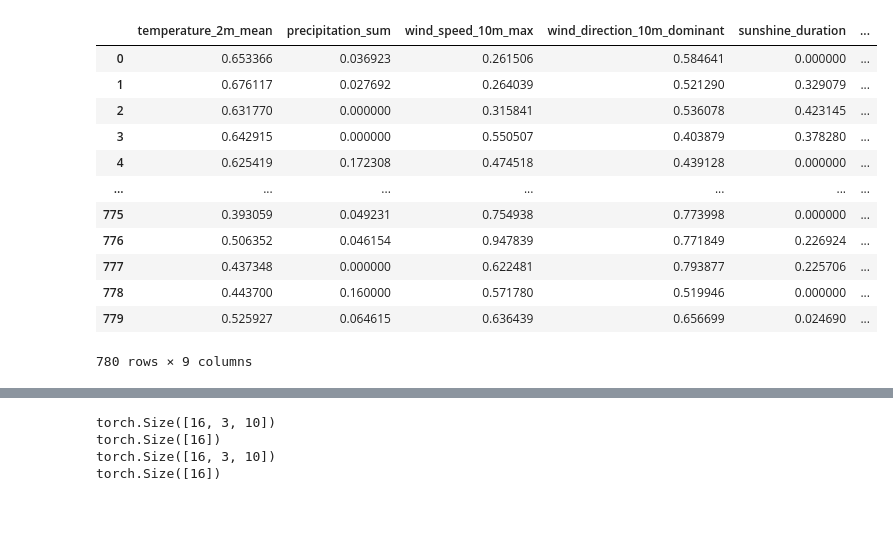
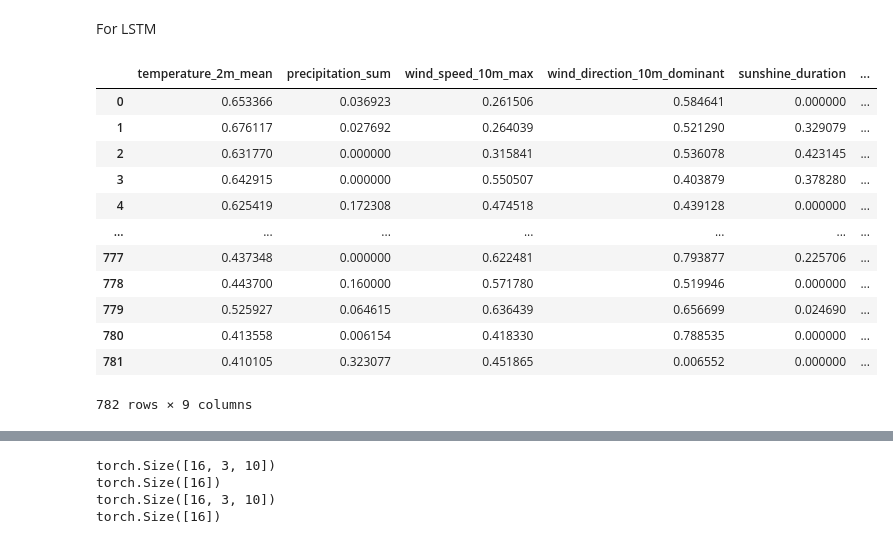
Before and after one commit to hishamad/Electricity-Price-Forecasting-ML, a Jupyter notebook: notebooks/training_pipeline.ipynb, the cells around one changed output, grey strips where cells are left out. Drawn from its saved outputs; the diff is of its cells as text; code cells hidden in the pictures; blank space fills up the shorter version.

```diff
--- a/notebooks/training_pipeline.ipynb
+++ b/notebooks/training_pipeline.ipynb
@@ -86,27 +80,29 @@ features = merged_df.drop(columns=['date', 'price']).iloc[:-1]
 target = merged_df['price'].iloc[1:]
 # %%
 # X_train, X_test, y_train, y_test = train_test_split(features, target, test_size=0.2, random_state=100)
+# %% [markdown]
+For LSTM
 # %%
-from sklearn.preprocessing import MinMaxScaler
+# from sklearn.preprocessing import MinMaxScaler
 
-normalizer = MinMaxScaler()
-normalized_continuous_features = normalizer.fit_transform(features)
-normalized_features_df = pd.DataFrame(normalized_continuous_features, columns=features.columns)
-normalized_features_df
+# normalizer = MinMaxScaler()
+# normalized_continuous_features = normalizer.fit_transform(features)
+# normalized_features_df = pd.DataFrame(normalized_continuous_features, columns=features.columns)
+# normalized_features_df
 # %% [output]
 |  | temperature_2m_mean | precipitation_sum | wind_speed_10m_max | wind_direction_10m_dominant | sunshine_duration | ... |
 | 0 | 0.653366 | 0.036923 | 0.261506 | 0.584641 | 0.000000 | ... |
 | 1 | 0.676117 | 0.027692 | 0.264039 | 0.521290 | 0.329079 | ... |
 | 2 | 0.631770 | 0.000000 | 0.315841 | 0.536078 | 0.423145 | ... |
 | 3 | 0.642915 | 0.000000 | 0.550507 | 0.403879 | 0.378280 | ... |
 | 4 | 0.625419 | 0.172308 | 0.474518 | 0.439128 | 0.000000 | ... |
 | ... | ... | ... | ... | ... | ... | ... |
-| 775 | 0.393059 | 0.049231 | 0.754938 | 0.773998 | 0.000000 | ... |
-| 776 | 0.506352 | 0.046154 | 0.947839 | 0.771849 | 0.226924 | ... |
 | 777 | 0.437348 | 0.000000 | 0.622481 | 0.793877 | 0.225706 | ... |
 | 778 | 0.443700 | 0.160000 | 0.571780 | 0.519946 | 0.000000 | ... |
 | 779 | 0.525927 | 0.064615 | 0.636439 | 0.656699 | 0.024690 | ... |
+| 780 | 0.413558 | 0.006154 | 0.418330 | 0.788535 | 0.000000 | ... |
+| 781 | 0.410105 | 0.323077 | 0.451865 | 0.006552 | 0.000000 | ... |
-780 rows × 9 columns
+782 rows × 9 columns
 # %%
 target
 # %% [output]
```
Also changed, not shown: parts of 14 cells of this notebook, 5 other files.
